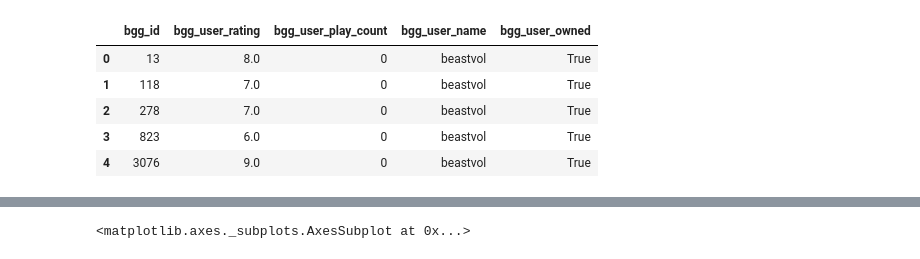
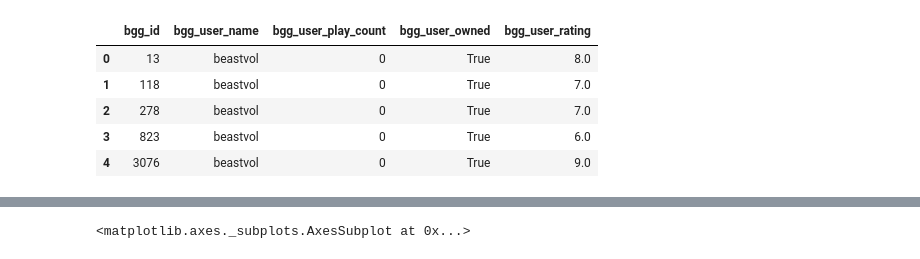
Before and after one commit to recommend-games/recommend-games-server, a Jupyter notebook: analyses/embed.ipynb, the cells around one changed output, grey strips where cells are left out. Saved outputs shown, nothing was run; the diff lists cells and outputs as text; code cells hidden in the pictures.

```diff
--- a/analyses/embed.ipynb
+++ b/analyses/embed.ipynb
@@ -64,7 +62,7 @@ REQUIRED_FEATURES = {"bgg_id", "bgg_user_name", "bgg_user_rating"}
 COPY_FEATURES = REQUIRED_FEATURES | {"bgg_user_owned", "bgg_user_play_count"}
 
 records = load(
-    path="../board-game-data/scraped/bgg_RatingItem.jl",
+    path="../../board-game-data/scraped/bgg_RatingItem.jl",
     required_features=REQUIRED_FEATURES,
     copy_features=COPY_FEATURES,
 )
@@ -76,9 +74,9 @@ Wall time: 5min 26s
-|  | bgg_id | bgg_user_rating | bgg_user_play_count | bgg_user_name | bgg_user_owned |
-| 0 | 13 | 8.0 | 0 | beastvol | True |
-| 1 | 118 | 7.0 | 0 | beastvol | True |
-| 2 | 278 | 7.0 | 0 | beastvol | True |
-| 3 | 823 | 6.0 | 0 | beastvol | True |
-| 4 | 3076 | 9.0 | 0 | beastvol | True |
+|  | bgg_id | bgg_user_name | bgg_user_play_count | bgg_user_owned | bgg_user_rating |
+| 0 | 13 | beastvol | 0 | True | 8.0 |
+| 1 | 118 | beastvol | 0 | True | 7.0 |
+| 2 | 278 | beastvol | 0 | True | 7.0 |
+| 3 | 823 | beastvol | 0 | True | 6.0 |
+| 4 | 3076 | beastvol | 0 | True | 9.0 |
 [interactive output not drawn]
 # %%
 ratings.bgg_user_rating.hist(bins=10)
```
Also changed, not shown: parts of 10 cells of this notebook, 1 other file.
